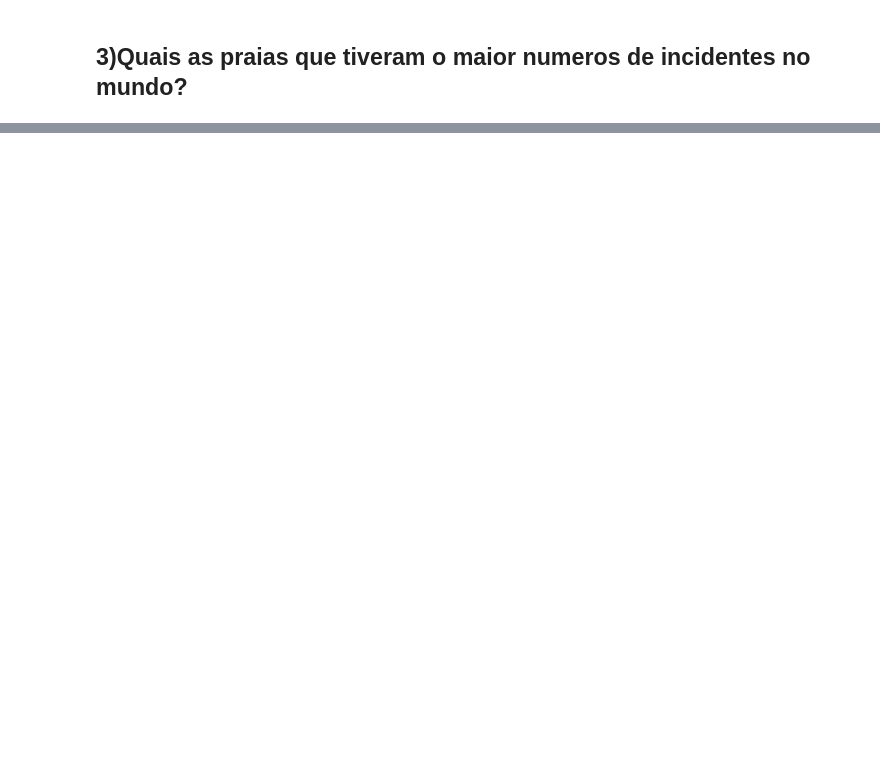
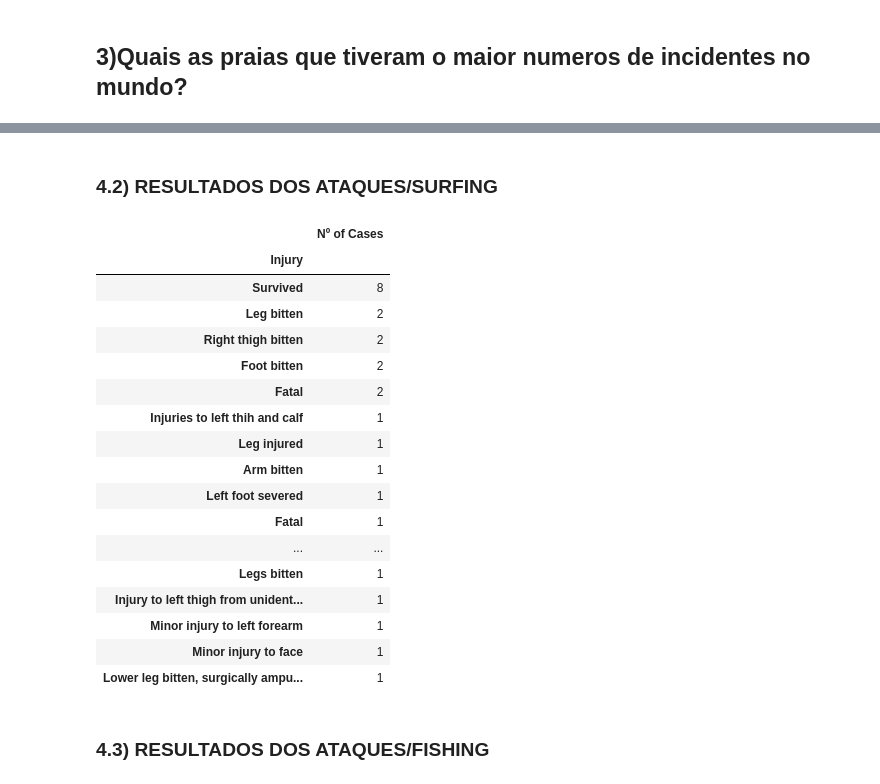
Before and after one commit to PedroPavanii/conditional_statements, a Jupyter notebook: projeto_SHARK.ipynb, the cells around one changed output, grey strips where cells are left out. Saved outputs shown, nothing was run; the diff lists cells and outputs as text; code cells hidden in the pictures; blank space fills up the shorter version.

```diff
--- a/projeto_SHARK.ipynb
+++ b/projeto_SHARK.ipynb
@@ -136,0 +204,45 @@ df_praias_top5
+# %% [markdown]
+### 4.2) RESULTADOS DOS ATAQUES/SURFING
+# %%
+#FILTRAR RESULTADOS DOS ATAQUES/SURFING.
+surfing = ataques_ativ.loc[ataques_ativ['Country']=='BRAZIL'].dropna().drop('Country',axis=1)
+surfing = surfing.loc[surfing['Activity']=='Surfing']
+
+
+#CRIAR DATAFRAME MOSTRANDO NUMERO DE CASOS DE INJURIAS.
+df_surfing = surfing['Injury'].value_counts().to_frame().reset_index()
+df_surfing.columns = ['Injury', 'Nº of Cases']
+
+
+
+#REALIZANDO LIMPEZA PARA MELHOR VISUALIZAÇÃO.
+df_surfing['Injury'] = df_surfing['Injury'].str.replace(r'FATAL.*', 'Fatal', regex=True)
+df_surfing['Injury'] = df_surfing['Injury'].str.replace(r'^.*Fatal', 'Fatal', regex=True)
+df_surfing.set_index('Injury', inplace=True)
+
+
+
+df_surfing
+
+#somar linhas
+# %% [output]
+|  | Nº of Cases |
+| Injury |  |
+| Survived | 8 |
+| Leg bitten | 2 |
+| Right thigh bitten | 2 |
+| Foot bitten | 2 |
+| Fatal | 2 |
+| Injuries to left thih and calf | 1 |
+| Leg injured | 1 |
+| Arm bitten | 1 |
+| Left foot severed | 1 |
+| Fatal | 1 |
+| ... | ... |
+| Legs bitten | 1 |
+| Injury to left thigh from unident... | 1 |
+| Minor injury to left forearm | 1 |
+| Minor injury to face | 1 |
+| Lower leg bitten, surgically ampu... | 1 |
+# %% [markdown]
+### 4.3) RESULTADOS DOS ATAQUES/FISHING
```
Also changed, not shown: parts of 10 cells of this notebook.
